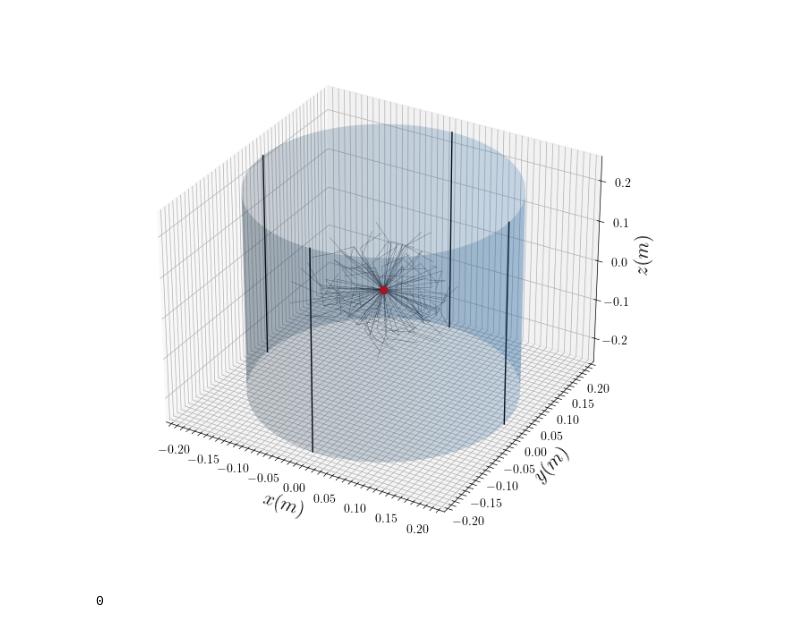
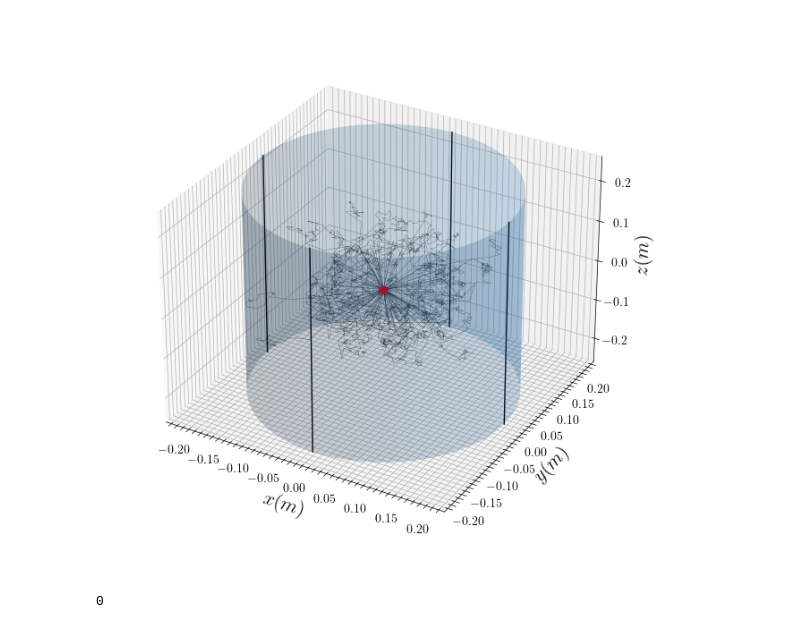
Before and after one commit to DerkNiessink/NeutroWater, a Jupyter notebook: analysis/collision.ipynb, the cells around one changed output. Cells and saved outputs as stored; diff of their text form; code cells hidden in the pictures.

```diff
--- a/analysis/collision.ipynb
+++ b/analysis/collision.ipynb
@@ -56,13 +44,17 @@ energies = list(data["Energy(eV)"])
+# %%
+data_H =  pd.read_csv("../data/h_cross_t.txt", sep="\s+")
+data_O  = pd.read_csv("../data/o_cross_t.txt", sep="\s+")
+data = [data_H, data_O]
 # %%
 nNeutrons = 100
 initial_positions = [np.array([0, 0, 0]) for _ in range(nNeutrons)]
 initial_energies = [10*10**6 for _ in range(nNeutrons)]
 
-diffusing_neutrons = DiffusingNeutrons(mean_free_paths, energies, initial_positions, initial_energies, radius_tank=0.2, height_tank=0.5)
-diffusing_neutrons.diffuse(nCollisions=2)
+diffusing_neutrons = DiffusingNeutrons(data, initial_positions, initial_energies, radius_tank=0.2, height_tank=0.5)
+diffusing_neutrons.diffuse(nCollisions=30)
 
 plot_trajectories(diffusing_neutrons.get_positions(), diffusing_neutrons.tank.radius, diffusing_neutrons.tank.height)
 print(diffusing_neutrons.get_number_escaped())
 # %% [output]
-[figure, old version]
+[figure, new version]
 0
```
Also changed, not shown: parts of 6 cells of this notebook, 2 other files.
